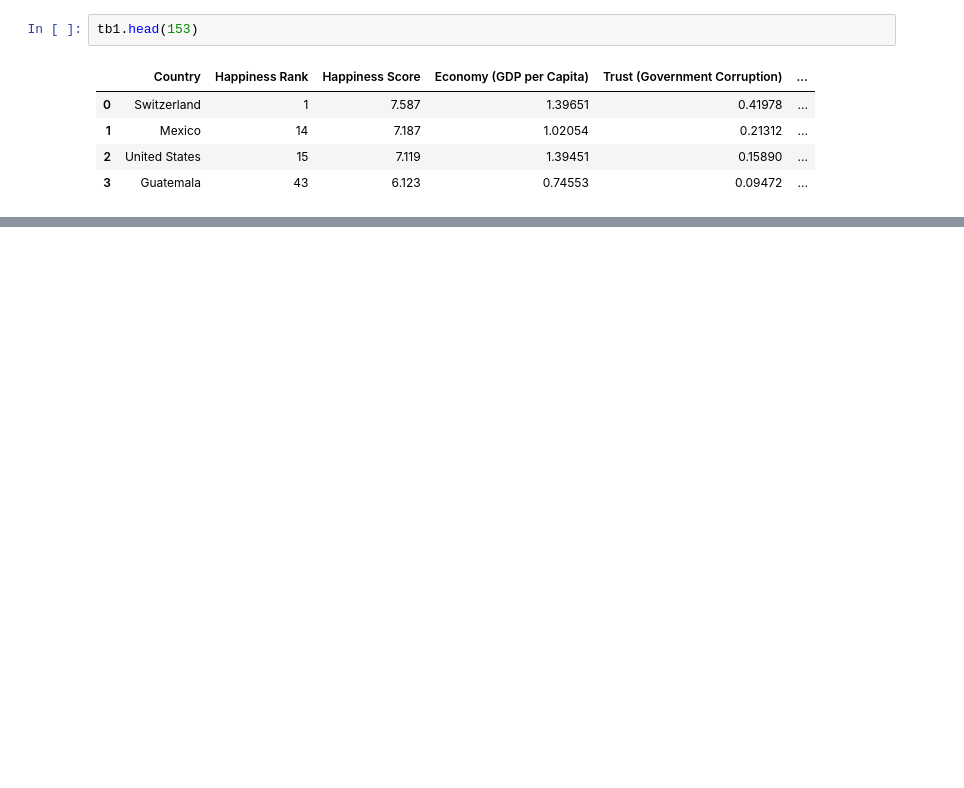
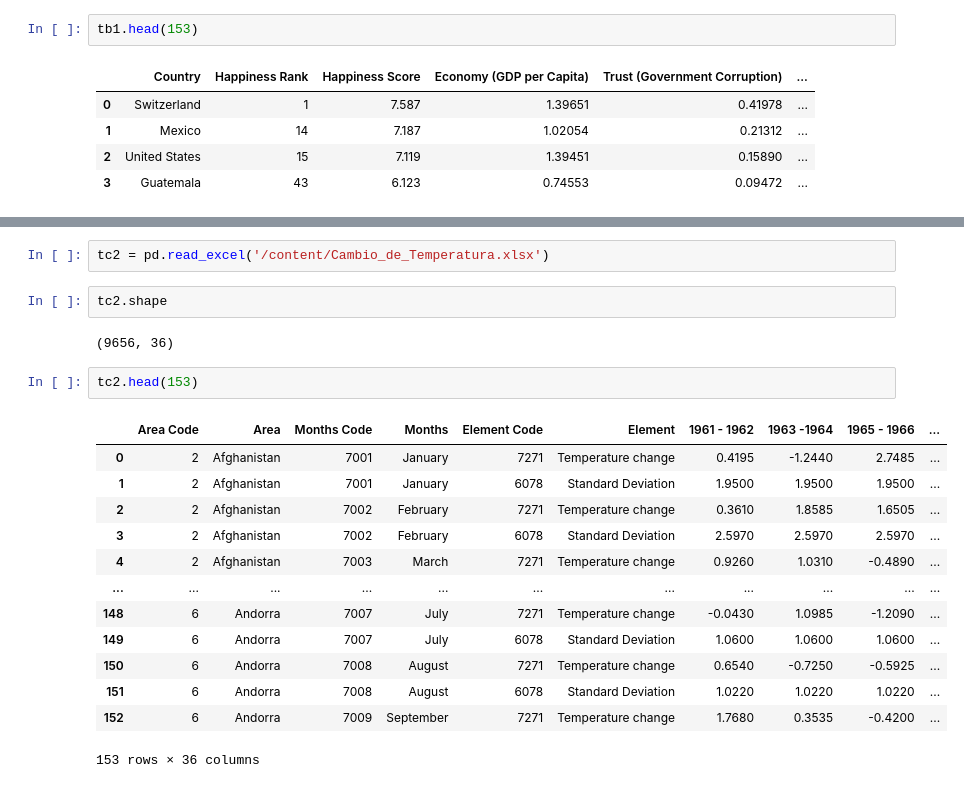
Before and after one commit to paolaim/miner-a-, a Jupyter notebook: Ej_Limpieza_Equipo7.ipynb, the cells around one changed output, grey strips where cells are left out. Drawn from its saved outputs; the diff is of its cells as text; blank space fills up the shorter version.

```diff
--- a/Ej_Limpieza_Equipo7.ipynb
+++ b/Ej_Limpieza_Equipo7.ipynb
@@ -126,0 +198,22 @@ tb1.corr()
+# %%
+tc2 = pd.read_excel('/content/Cambio_de_Temperatura.xlsx')
+# %%
+tc2.shape
+# %% [output]
+(9656, 36)
+# %%
+tc2.head(153)
+# %% [output]
+|  | Area Code | Area | Months Code | Months | Element Code | Element | 1961 - 1962 | 1963 -1964 | 1965 - 1966 | ... |
+| 0 | 2 | Afghanistan | 7001 | January | 7271 | Temperature change | 0.4195 | -1.2440 | 2.7485 | ... |
+| 1 | 2 | Afghanistan | 7001 | January | 6078 | Standard Deviation | 1.9500 | 1.9500 | 1.9500 | ... |
+| 2 | 2 | Afghanistan | 7002 | February | 7271 | Temperature change | 0.3610 | 1.8585 | 1.6505 | ... |
+| 3 | 2 | Afghanistan | 7002 | February | 6078 | Standard Deviation | 2.5970 | 2.5970 | 2.5970 | ... |
+| 4 | 2 | Afghanistan | 7003 | March | 7271 | Temperature change | 0.9260 | 1.0310 | -0.4890 | ... |
+| ... | ... | ... | ... | ... | ... | ... | ... | ... | ... | ... |
+| 148 | 6 | Andorra | 7007 | July | 7271 | Temperature change | -0.0430 | 1.0985 | -1.2090 | ... |
+| 149 | 6 | Andorra | 7007 | July | 6078 | Standard Deviation | 1.0600 | 1.0600 | 1.0600 | ... |
+| 150 | 6 | Andorra | 7008 | August | 7271 | Temperature change | 0.6540 | -0.7250 | -0.5925 | ... |
+| 151 | 6 | Andorra | 7008 | August | 6078 | Standard Deviation | 1.0220 | 1.0220 | 1.0220 | ... |
+| 152 | 6 | Andorra | 7009 | September | 7271 | Temperature change | 1.7680 | 0.3535 | -0.4200 | ... |
+153 rows × 36 columns
```
Also changed, not shown: parts of 12 cells of this notebook.
